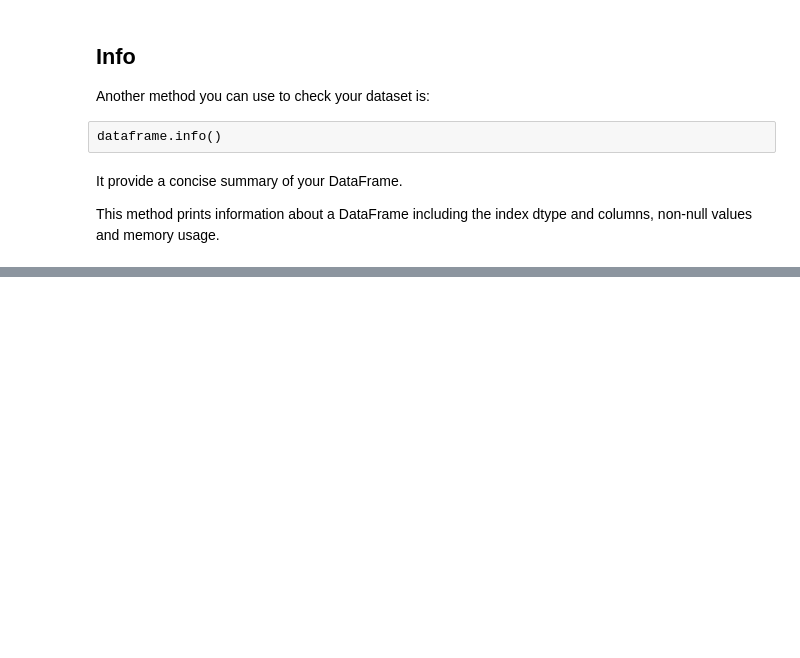
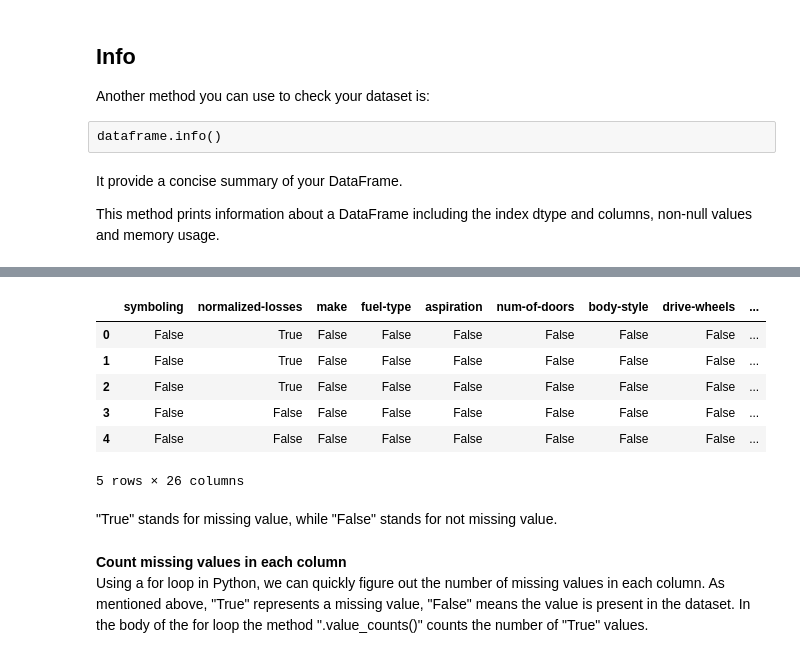
Before and after one commit to pankajvma/MiniProjects, a Jupyter notebook: car_price_prediction/car_price_prediction.ipynb, the cells around one changed output, grey strips where cells are left out. Drawn from its saved outputs; the diff is of its cells as text; code cells hidden in the pictures; blank space fills up the shorter version.

```diff
--- a/car_price_prediction/car_price_prediction.ipynb
+++ b/car_price_prediction/car_price_prediction.ipynb
@@ -279,0 +295,16 @@ memory usage: 42.4+ KB
+# %%
+missing_data = df.isnull()
+missing_data.head(5)
+# %% [output]
+|  | symboling | normalized-losses | make | fuel-type | aspiration | num-of-doors | body-style | drive-wheels | ... |
+| 0 | False | True | False | False | False | False | False | False | ... |
+| 1 | False | True | False | False | False | False | False | False | ... |
+| 2 | False | True | False | False | False | False | False | False | ... |
+| 3 | False | False | False | False | False | False | False | False | ... |
+| 4 | False | False | False | False | False | False | False | False | ... |
+5 rows × 26 columns
+# %% [markdown]
+"True" stands for missing value, while "False" stands for not missing value.
+# %% [markdown]
+**Count missing values in each column**
+Using a for loop in Python, we can quickly figure out the number of missing values in each column. As mentioned above, "True" represents a missing value, "False" means the value is present in the dataset. In the body of the for loop the method ".value_counts()" counts the number of "True" values.
```
Also changed, not shown: parts of 23 cells of this notebook.
